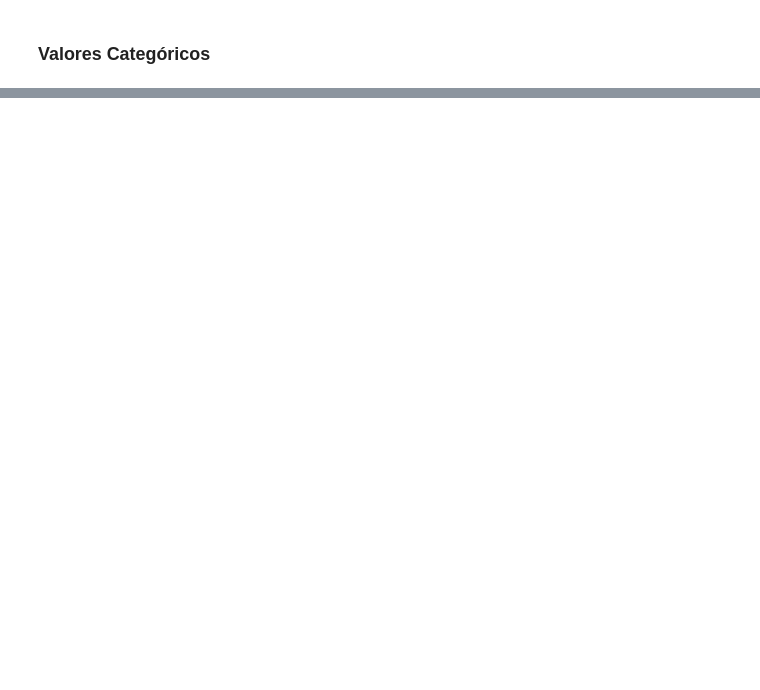
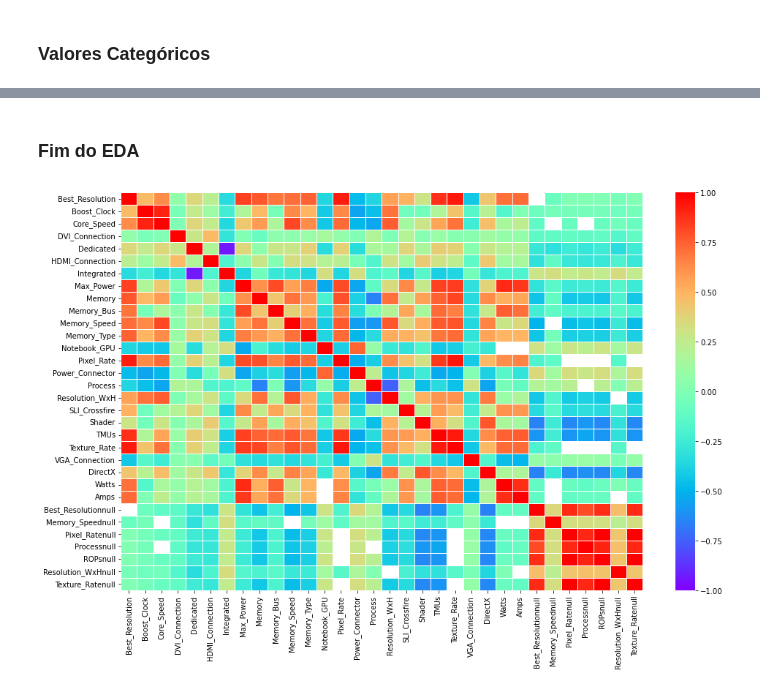
Before and after one commit to luquinhasC/DirectxRidePrice, a Jupyter notebook: Modelo1.ipynb, the cells around one changed output, grey strips where cells are left out. Saved outputs shown, nothing was run; the diff lists cells and outputs as text; code cells hidden in the pictures; blank space fills up the shorter version.

```diff
--- a/Modelo1.ipynb
+++ b/Modelo1.ipynb
@@ -367,0 +581,5 @@ Name: Boost_Clock, dtype: float64
+# %%
+## Best_Resolution:
+Dt7 = Dt6.copy()
+Dt7['Best_Resolution'] = Dt7['Best_Resolution'].apply(lambda x: x if type(x) == float else int(x.split('x')[0]) * int(x.split('x')[1]) )
+Dt7['Best_Resolution']
@@ -367,0 +652,13 @@ Name: Boost_Clock, dtype: float64
+# %%
+#ROPs
+def rop(x):
+    if type(x) == float:
+        return x
+    if x.find('x2') != -1:
+        x.split('(')
+        return(x[0]*2)
+    else:
+         x.split('(')
+         return(x[0])
+Dt7['ROPs'] = Dt7['ROPs'].apply(rop)
+Dt7['ROPs']
@@ -367,0 +678,4 @@ Name: Boost_Clock, dtype: float64
+# %%
+#Resolution WxH
+Dt7['Resolution_WxH'] = Dt7['Resolution_WxH'].apply(lambda x: x if type(x) == float else int(x.split('x')[0]) * int(x.split('x')[1]) )
+Dt7['Resolution_WxH']
@@ -367,0 +697,6 @@ Name: Boost_Clock, dtype: float64
+# %%
+for column in importantnull:
+    if column != "TMUs":
+     Dt7[column+'null'] = Dt7[column].fillna('null')
+     Dt7[column+'null'] = Dt7[column+'null'].apply(lambda x: 1 if x == 'null' else 0 )
+Dt7.columns
@@ -367,0 +713,16 @@ Name: Boost_Clock, dtype: float64
+# %% [markdown]
+### Fim do EDA
+# %%
+cmap = sns.color_palette("rainbow", as_cmap=True)
+fig , ax = plt.subplots(figsize = (16,10))
+sns.heatmap(
+    Dt7.corr(method='spearman'),
+    vmin = -1,
+    vmax = 1,
+    cmap = cmap,
+    linewidths = .5,
+    ax= ax
+    )
+plt.show()
+# %% [output]
+[figure, added]
```
Also changed, not shown: parts of 40 cells of this notebook.
